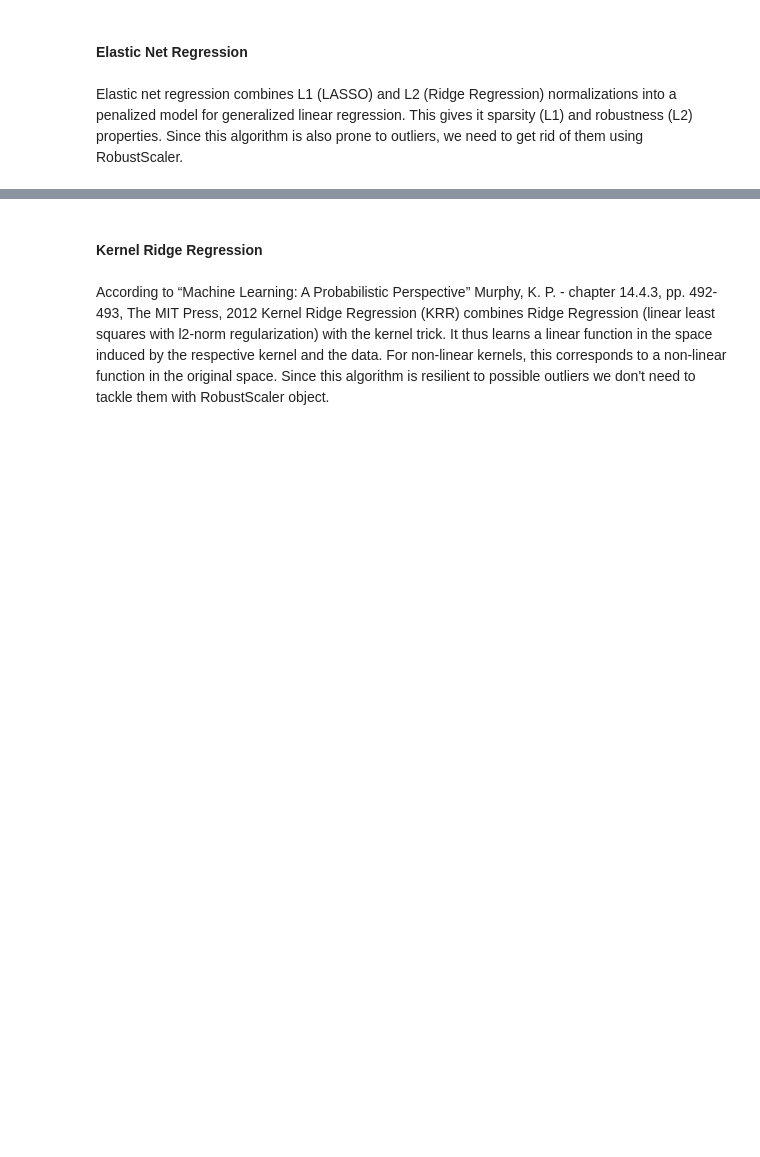
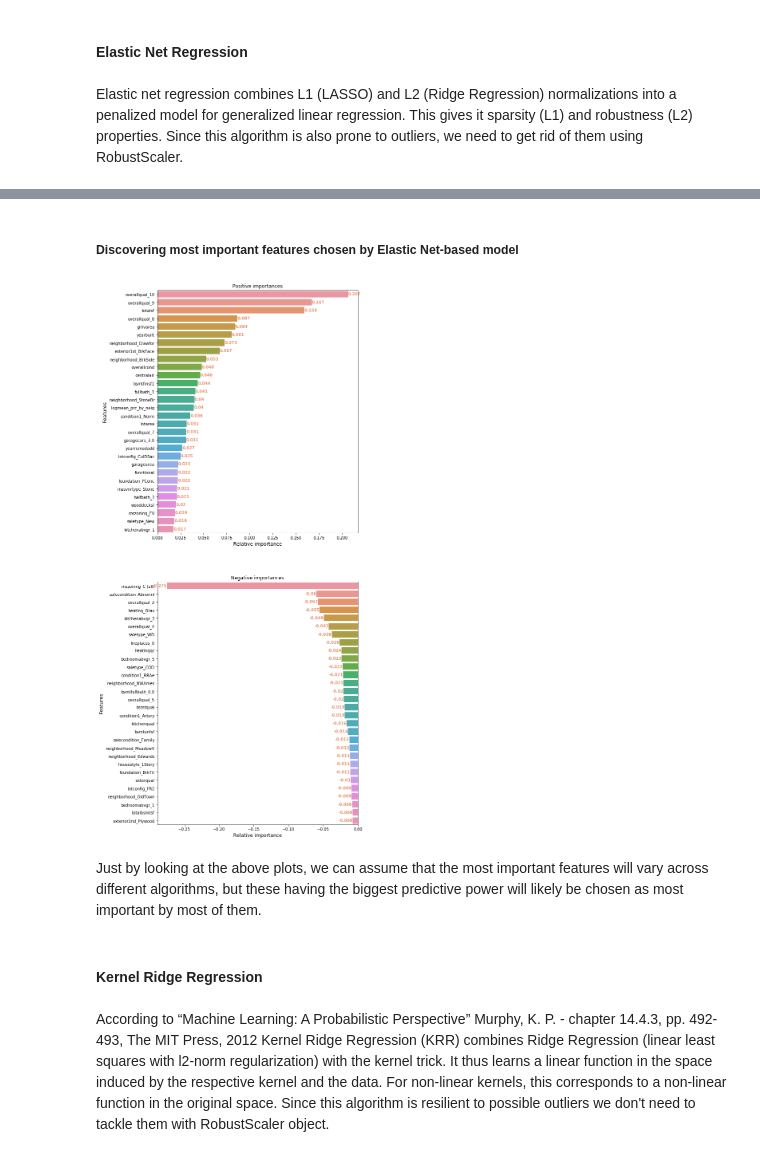
Before and after one commit to Xiaoyan1081/House_prices_advanced_regression_techniques, a Jupyter notebook: houses.ipynb, the cells around one changed output, grey strips where cells are left out. Saved outputs shown, nothing was run; the diff lists cells and outputs as text; code cells hidden in the pictures; blank space fills up the shorter version.

```diff
--- a/houses.ipynb
+++ b/houses.ipynb
@@ -571,3 +576,14 @@ Wall time: 2.94 s
+# %% [markdown]
+##### Discovering most important features chosen by Elastic Net-based model
+# %%
+# Import reg_importances function from helper module which will return/plot most important features found by regression model
+from helper import reg_importances
+
+positives_enet, negatives_enet = reg_importances(enet, df_train, boundary = 30,  plot = True, step_name='elasticnet')
+# %% [output]
+[figure, added]
+# %% [markdown]
+Just by looking at the above plots, we can assume that the most important features will vary across different algorithms, but these having the biggest predictive power will likely be chosen as most important by most of them.
 # %% [markdown]
 #### Kernel Ridge Regression
 # %% [markdown]
```
Also changed, not shown: parts of 26 cells of this notebook, 1 other file.
